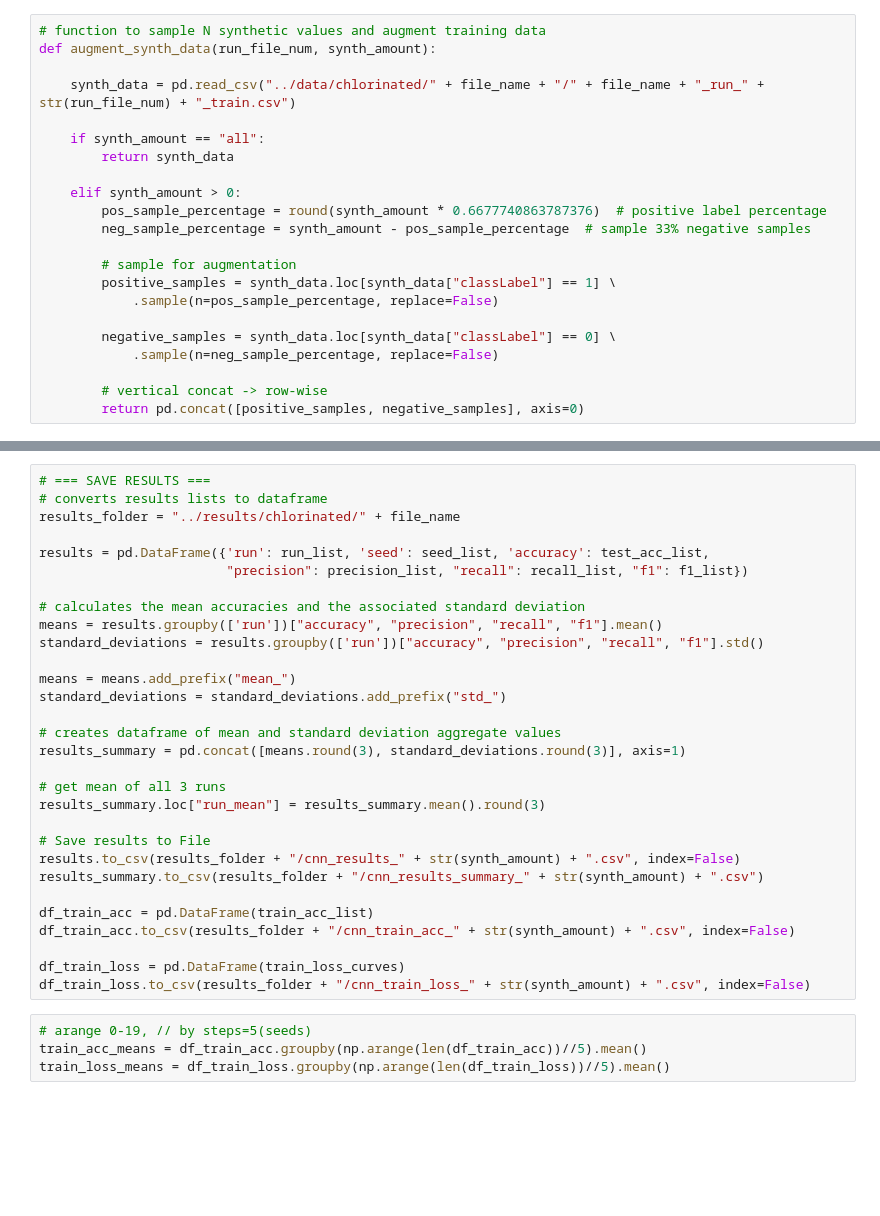
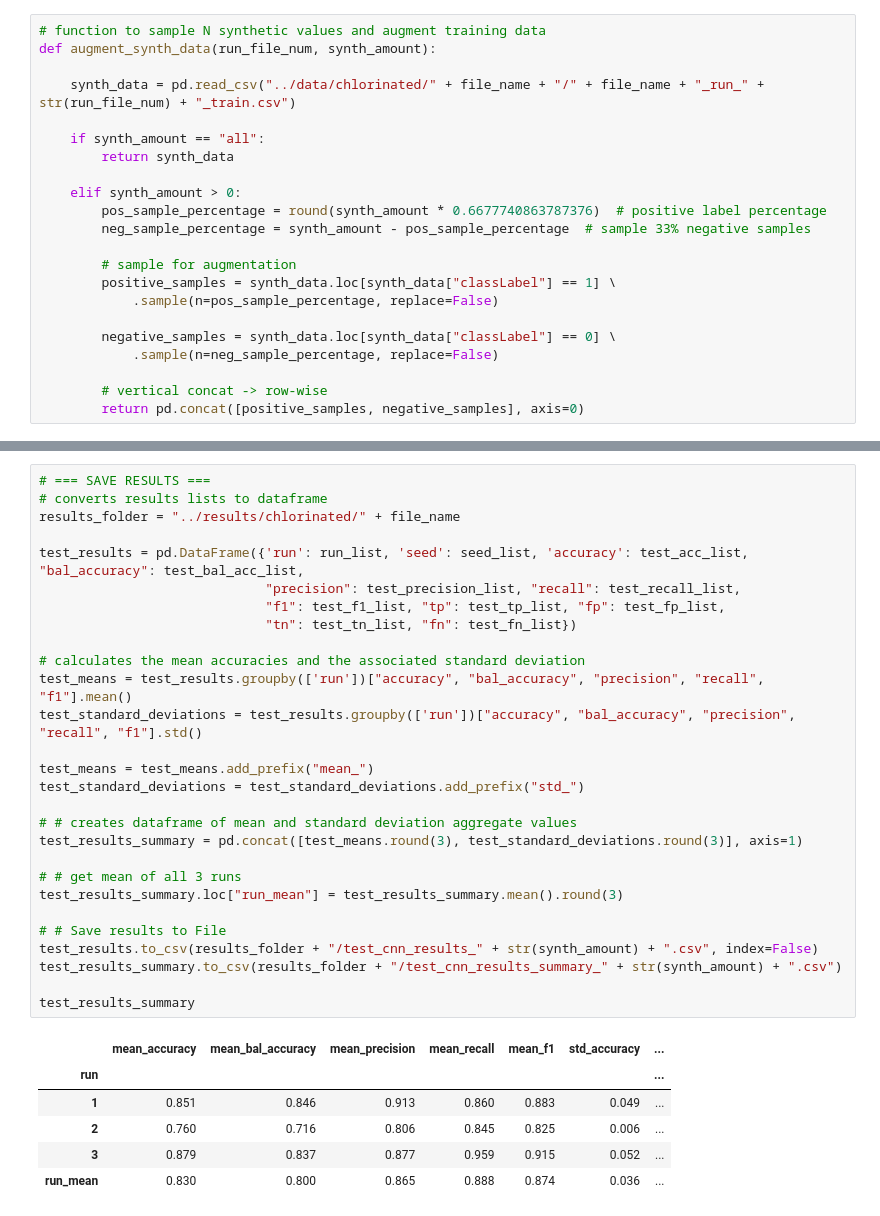
Before and after one commit to AaronFlanagan20/Analysis-of-Data-Synthesis-for-Raman-Spectroscopy, a Jupyter notebook: experiments/train_cnn_chlorinated.ipynb, the cells around one changed output, grey strips where cells are left out. Drawn from its saved outputs; the diff is of its cells as text; blank space fills up the shorter version.

```diff
--- a/experiments/train_cnn_chlorinated.ipynb
+++ b/experiments/train_cnn_chlorinated.ipynb
@@ -172,34 +225,35 @@ print("CNN took approx: %s minutes" % round((time.time() - start_time) / 60, 4))
 # %%
 # === SAVE RESULTS ===
 # converts results lists to dataframe
 results_folder = "../results/chlorinated/" + file_name
 
-results = pd.DataFrame({'run': run_list, 'seed': seed_list, 'accuracy': test_acc_list,
-                        "precision": precision_list, "recall": recall_list, "f1": f1_list})
+test_results = pd.DataFrame({'run': run_list, 'seed': seed_list, 'accuracy': test_acc_list, "bal_accuracy": test_bal_acc_list,
+                             "precision": test_precision_list, "recall": test_recall_list,
+                             "f1": test_f1_list, "tp": test_tp_list, "fp": test_fp_list,
+                             "tn": test_tn_list, "fn": test_fn_list})
 
 # calculates the mean accuracies and the associated standard deviation
-means = results.groupby(['run'])["accuracy", "precision", "recall", "f1"].mean()
-standard_deviations = results.groupby(['run'])["accuracy", "precision", "recall", "f1"].std()
+test_means = test_results.groupby(['run'])["accuracy", "bal_accuracy", "precision", "recall", "f1"].mean()
+test_standard_deviations = test_results.groupby(['run'])["accuracy", "bal_accuracy", "precision", "recall", "f1"].std()
 
-means = means.add_prefix("mean_")
-standard_deviations = standard_deviations.add_prefix("std_")
+test_means = test_means.add_prefix("mean_")
+test_standard_deviations = test_standard_deviations.add_prefix("std_")
 
-# creates dataframe of mean and standard deviation aggregate values
-results_summary = pd.concat([means.round(3), standard_deviations.round(3)], axis=1)
+# # creates dataframe of mean and standard deviation aggregate values
+test_results_summary = pd.concat([test_means.round(3), test_standard_deviations.round(3)], axis=1)
 
-# get mean of all 3 runs
-results_summary.loc["run_mean"] = results_summary.mean().round(3)
+# # get mean of all 3 runs
+test_results_summary.loc["run_mean"] = test_results_summary.mean().round(3)
 
-# Save results to File
-results.to_csv(results_folder + "/cnn_results_" + str(synth_amount) + ".csv", index=False)
-results_summary.to_csv(results_folder + "/cnn_results_summary_" + str(synth_amount) + ".csv")
+# # Save results to File
+test_results.to_csv(results_folder + "/test_cnn_results_" + str(synth_amount) + ".csv", index=False)
+test_results_summary.to_csv(results_folder + "/test_cnn_results_summary_" + str(synth_amount) + ".csv")
 
-df_train_acc = pd.DataFrame(train_acc_list)
-df_train_acc.to_csv(results_folder + "/cnn_train_acc_" + str(synth_amount) + ".csv", index=False)
-
-df_train_loss = pd.DataFrame(train_loss_curves)
-df_train_loss.to_csv(results_folder + "/cnn_train_loss_" + str(synth_amount) + ".csv", index=False)
+test_results_summary
+# %% [output]
+|  | mean_accuracy | mean_bal_accuracy | mean_precision | mean_recall | mean_f1 | std_accuracy | ... |
+| run |  |  |  |  |  |  | ... |
+| 1 | 0.851 | 0.846 | 0.913 | 0.860 | 0.883 | 0.049 | ... |
+| 2 | 0.760 | 0.716 | 0.806 | 0.845 | 0.825 | 0.006 | ... |
+| 3 | 0.879 | 0.837 | 0.877 | 0.959 | 0.915 | 0.052 | ... |
+| run_mean | 0.830 | 0.800 | 0.865 | 0.888 | 0.874 | 0.036 | ... |
-# %%
-# arange 0-19, // by steps=5(seeds)
-train_acc_means = df_train_acc.groupby(np.arange(len(df_train_acc))//5).mean()
-train_loss_means = df_train_loss.groupby(np.arange(len(df_train_loss))//5).mean()
```
Also changed, not shown: parts of 6 cells of this notebook, 12 other files.
